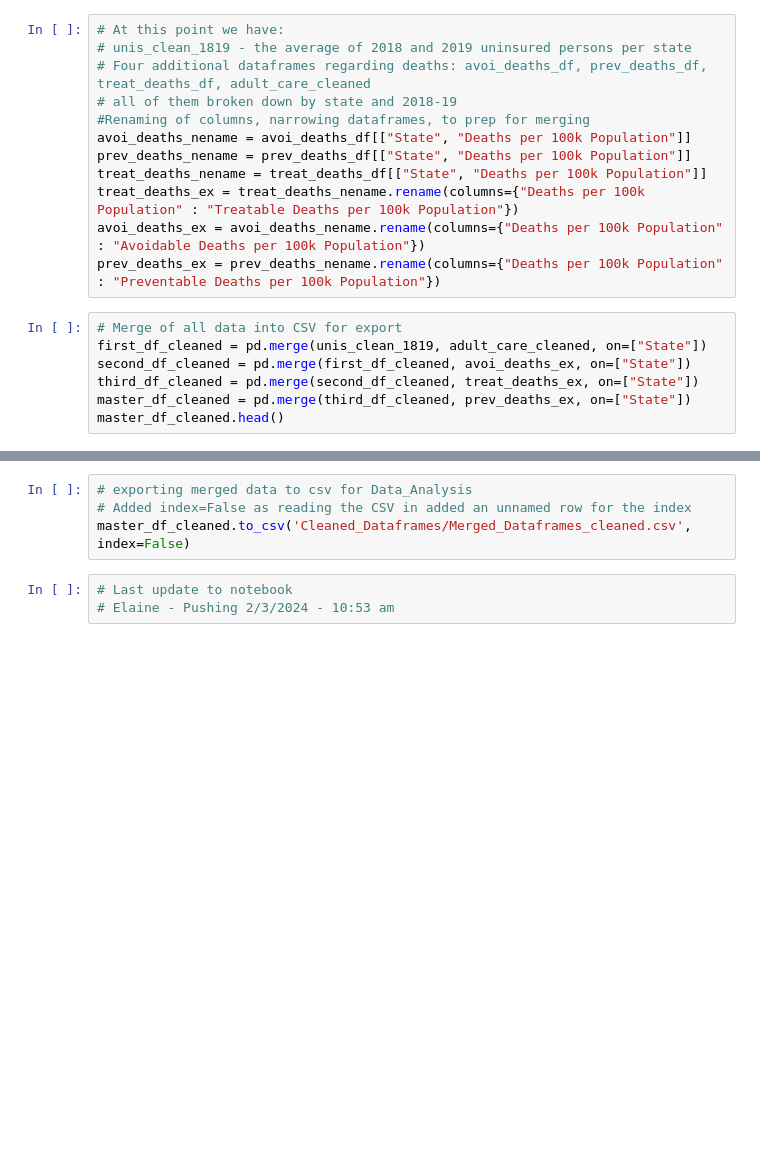
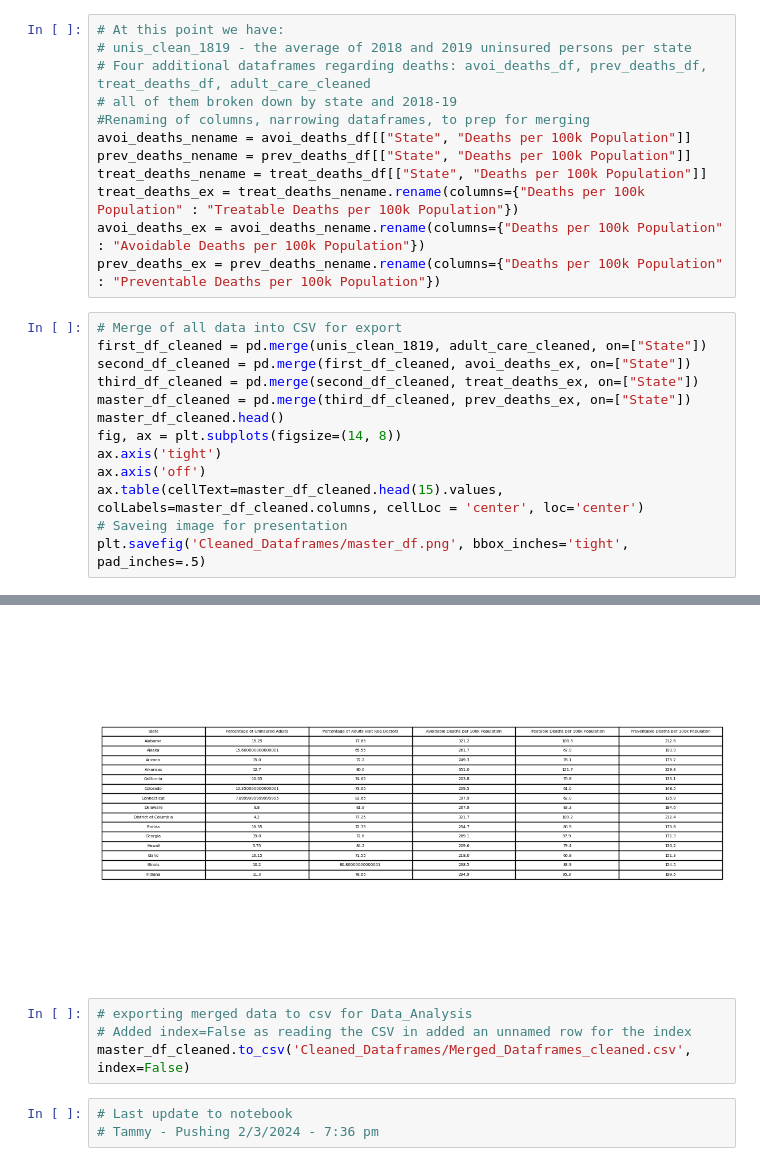
Before and after one commit to redpandata19/Project_1_Team_5, a Jupyter notebook: Data_Cleanup.ipynb, the cells around one changed output, grey strips where cells are left out. Cells and saved outputs as stored; diff of their text form; blank space fills up the shorter version.

```diff
--- a/Data_Cleanup.ipynb
+++ b/Data_Cleanup.ipynb
@@ -447,4 +440,10 @@ second_df_cleaned = pd.merge(first_df_cleaned, avoi_deaths_ex, on=["State"])
 third_df_cleaned = pd.merge(second_df_cleaned, treat_deaths_ex, on=["State"])
 master_df_cleaned = pd.merge(third_df_cleaned, prev_deaths_ex, on=["State"])
 master_df_cleaned.head()
+fig, ax = plt.subplots(figsize=(14, 8))
+ax.axis('tight')
+ax.axis('off')
+ax.table(cellText=master_df_cleaned.head(15).values, colLabels=master_df_cleaned.columns, cellLoc = 'center', loc='center')
+# Saveing image for presentation
+plt.savefig('Cleaned_Dataframes/master_df.png', bbox_inches='tight', pad_inches=.5)
 # %% [output]
@@ -457,7 +450,8 @@ master_df_cleaned.head()
+[figure, added]
 # %%
 # exporting merged data to csv for Data_Analysis
 # Added index=False as reading the CSV in added an unnamed row for the index
 master_df_cleaned.to_csv('Cleaned_Dataframes/Merged_Dataframes_cleaned.csv', index=False)
 # %%
 # Last update to notebook
-# Elaine - Pushing 2/3/2024 - 10:53 am
+# Tammy - Pushing 2/3/2024 - 7:36 pm
```
Also changed, not shown: parts of 3 cells of this notebook, 3 other files.
